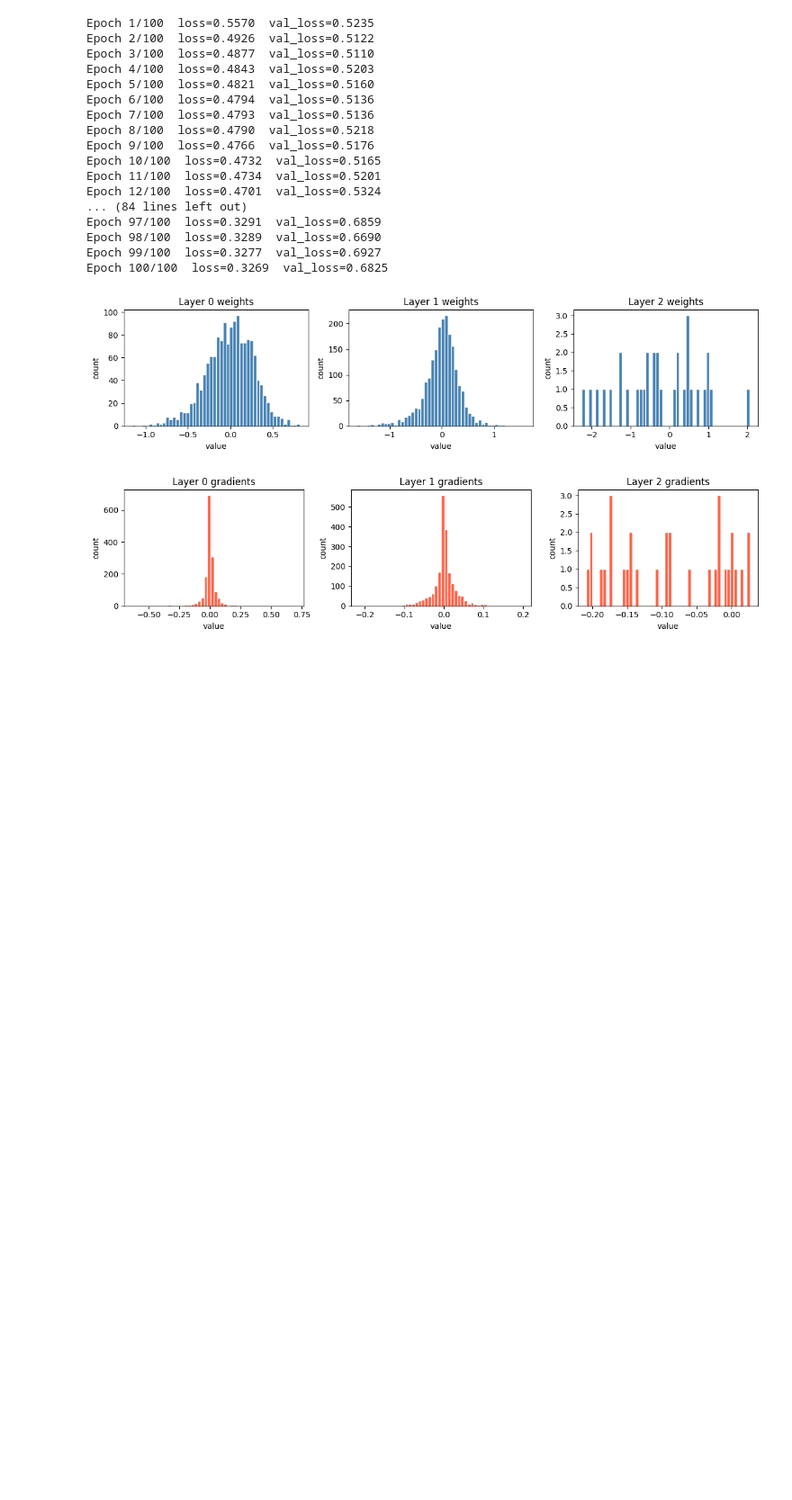
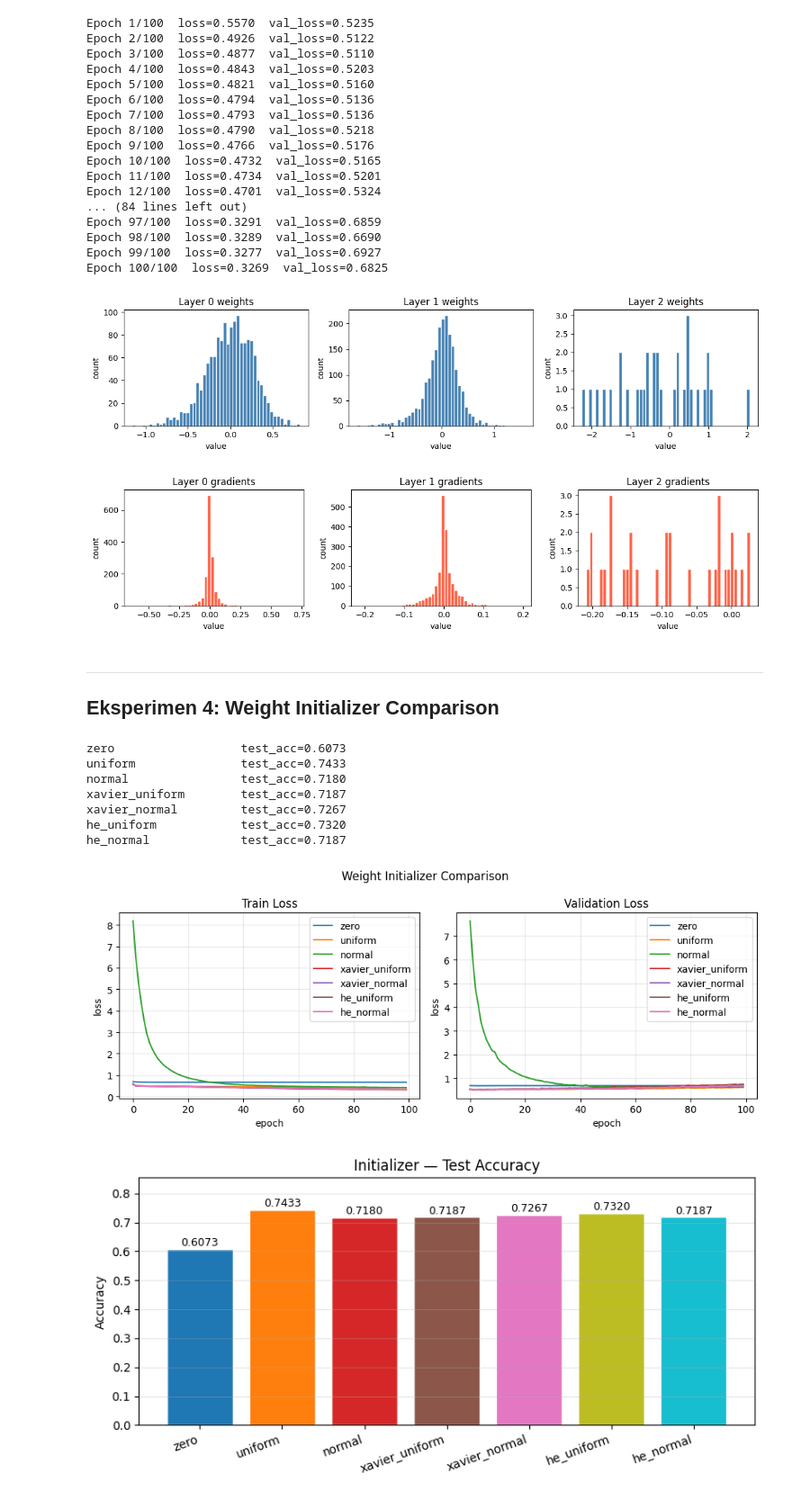
Before and after one commit to mahesa005/feed-forward-neural-network, a Jupyter notebook: src/main.ipynb, the cells around one changed output. Shown at 90% size. Drawn from its saved outputs; the diff is of its cells as text; code cells hidden in the pictures; blank space fills up the shorter version.

Commit message:
feat: weight initializer comparison experiment

```diff
--- a/src/main.ipynb
+++ b/src/main.ipynb
@@ -317,3 +317,31 @@ Epoch 99/100  loss=0.3277  val_loss=0.6927
 Epoch 100/100  loss=0.3269  val_loss=0.6825
 [figure]
 [figure]
+# %% [markdown]
+---
+## Eksperimen 4: Weight Initializer Comparison
+# %%
+init_configs = ['zero', 'uniform', 'normal', 'xavier_uniform', 'xavier_normal', 'he_uniform', 'he_normal']
+init_histories, init_accs = {}, {}
+
+for init_name in init_configs:
+    model = FFNN(BASE_SIZES, ['relu', 'relu', 'sigmoid'], initializer=init_name)
+    opt   = Adam(model.parameters(), learning_rate=LR)
+    hist  = train(model, X_train, y_train, opt, bce_loss,
+                  epochs=EPOCHS, batch_size=BS, X_val=X_val, y_val=y_val, verbose=0)
+    acc   = accuracy(model.predict(X_test), y_test)
+    init_histories[init_name], init_accs[init_name] = hist, acc
+    print(f'{init_name:20s}  test_acc={acc:.4f}')
+
+compare_histories(list(init_histories.values()), list(init_histories.keys()), title='Weight Initializer Comparison')
+bar_comparison(list(init_accs.keys()), list(init_accs.values()), title='Initializer — Test Accuracy')
+# %% [output]
+zero                  test_acc=0.6073
+uniform               test_acc=0.7433
+normal                test_acc=0.7180
+xavier_uniform        test_acc=0.7187
+xavier_normal         test_acc=0.7267
+he_uniform            test_acc=0.7320
+he_normal             test_acc=0.7187
+[figure, added]
+[figure, added]
```
